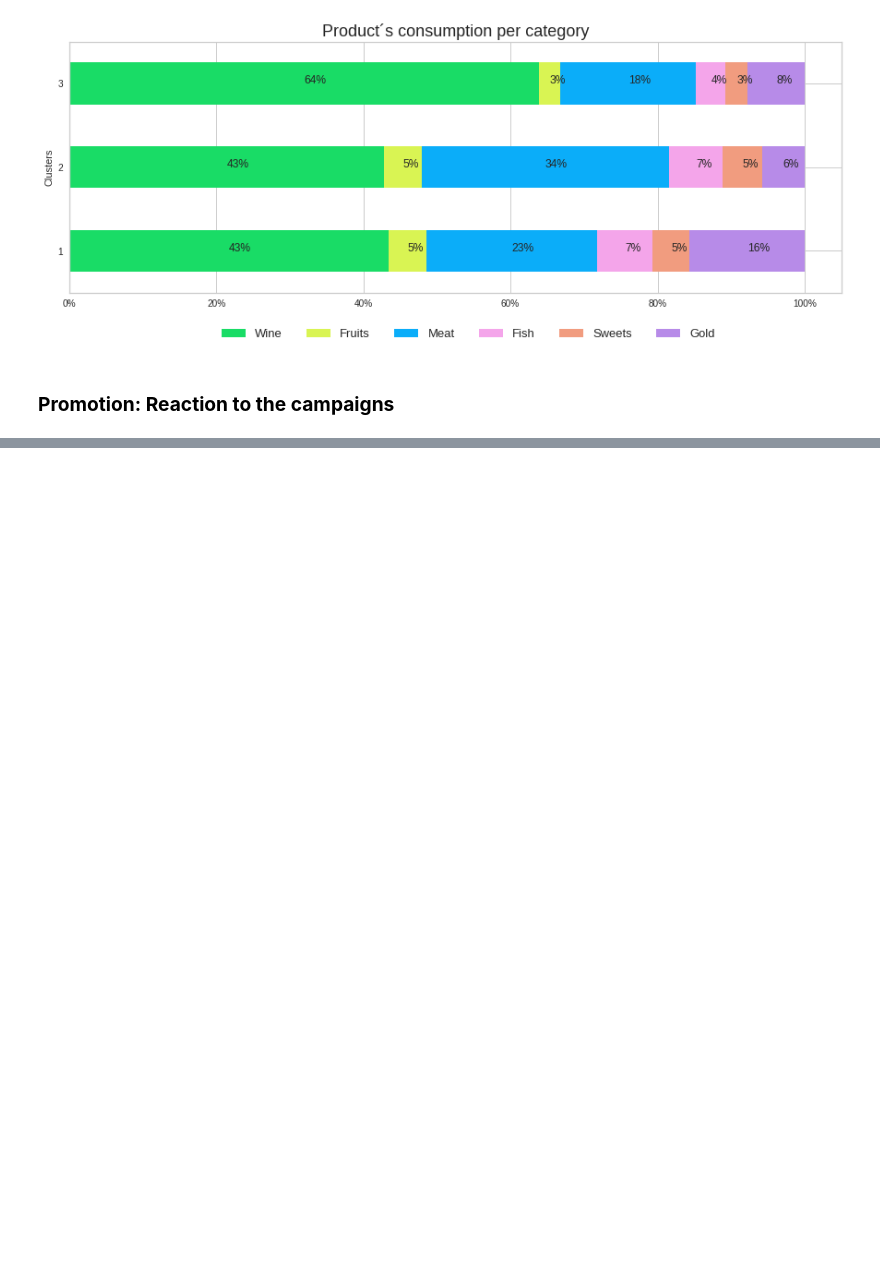
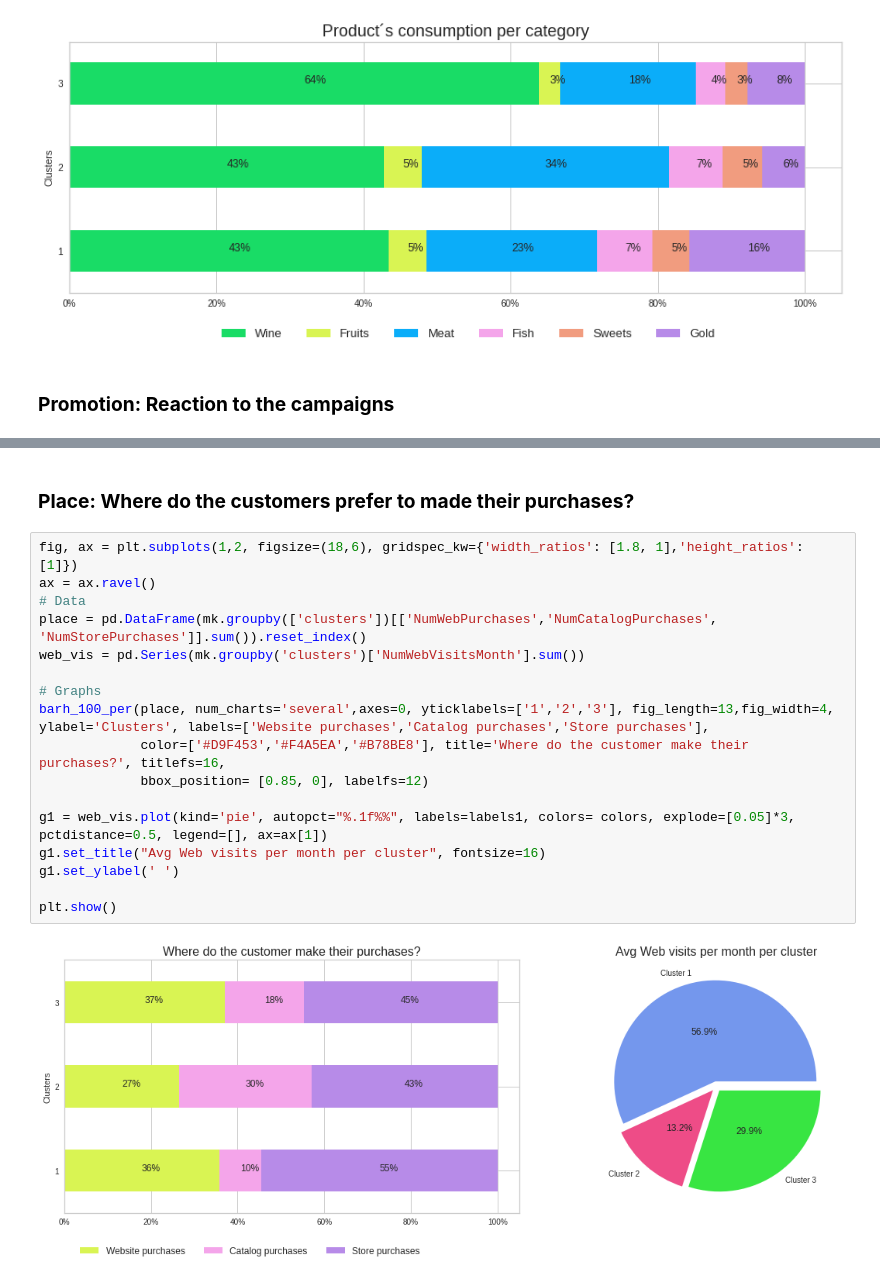
Before and after one commit to nico961009/Learning-AI-and-ML-with-a-Marketing-Campaign-dataset, a Jupyter notebook: 3.1.-K-Means_Characteristics_of_clusters.ipynb, the cells around one changed output, grey strips where cells are left out. Cells and saved outputs as stored; diff of their text form; blank space fills up the shorter version.

```diff
--- a/3.1.-K-Means_Characteristics_of_clusters.ipynb
+++ b/3.1.-K-Means_Characteristics_of_clusters.ipynb
@@ -165,0 +167,21 @@ barh_100_per(campaign, yticklabels=['1','2','3'], fig_length=15,fig_width=5, yla
+# %% [markdown]
+### **Place: Where do the customers prefer to made their purchases?**
+# %%
+fig, ax = plt.subplots(1,2, figsize=(18,6), gridspec_kw={'width_ratios': [1.8, 1],'height_ratios': [1]})
+ax = ax.ravel()
+# Data
+place = pd.DataFrame(mk.groupby(['clusters'])[['NumWebPurchases','NumCatalogPurchases', 'NumStorePurchases']].sum()).reset_index()
+web_vis = pd.Series(mk.groupby('clusters')['NumWebVisitsMonth'].sum())
+
+# Graphs
+barh_100_per(place, num_charts='several',axes=0, yticklabels=['1','2','3'], fig_length=13,fig_width=4, ylabel='Clusters', labels=['Website purchases','Catalog purchases','Store purchases'],
+             color=['#D9F453','#F4A5EA','#B78BE8'], title='Where do the customer make their purchases?', titlefs=16,
+             bbox_position= [0.85, 0], labelfs=12)
+
+g1 = web_vis.plot(kind='pie', autopct="%.1f%%", labels=labels1, colors= colors, explode=[0.05]*3, pctdistance=0.5, legend=[], ax=ax[1])
+g1.set_title("Avg Web visits per month per cluster", fontsize=16)
+g1.set_ylabel(' ')
+
+plt.show()
+# %% [output]
+[figure, added]
```
Also changed, not shown: parts of 8 cells of this notebook.
